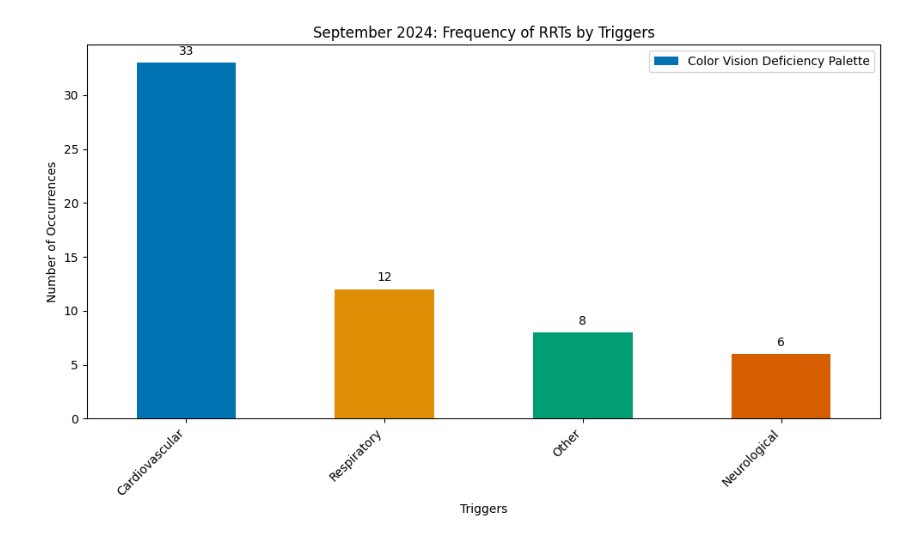
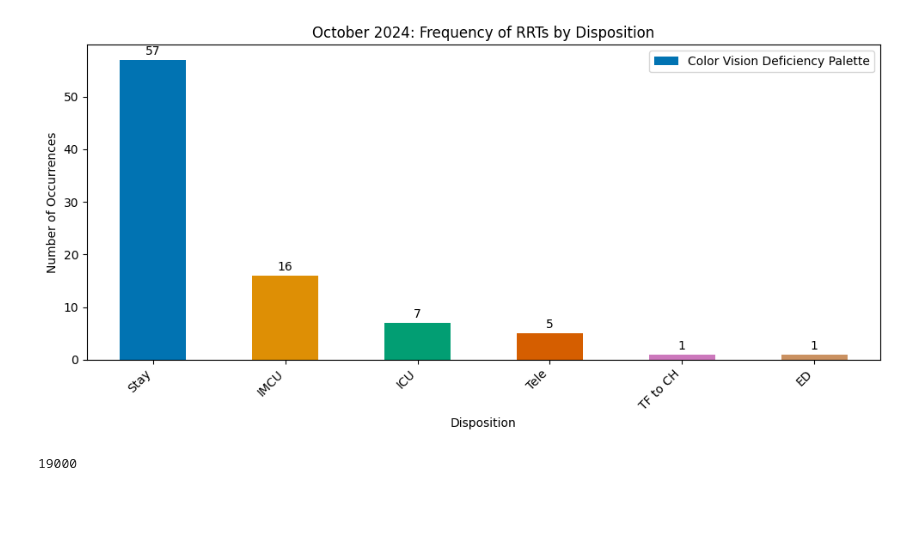
Before and after one commit to keepswimming/Frequencies, a Jupyter notebook: RRT.ipynb, the cells around one changed output. Cells and saved outputs as stored; diff of their text form; code cells hidden in the pictures; blank space fills up the shorter version.

```diff
--- a/RRT.ipynb
+++ b/RRT.ipynb
@@ -24,9 +26,10 @@ creds, _ = default()
 gc = gspread.authorize(creds)
 # %%
 #Open the desired sheet and get all values
-
-#worksheet = gc.open('RRTOnly').get_worksheet(0) #Aug
-worksheet = gc.open('RRTOnly').get_worksheet(1) #Sep
+#worksheet = gc.open('RRTOnly').get_worksheet(0) #July
+#worksheet = gc.open('RRTOnly').get_worksheet(1) #Aug
+#worksheet = gc.open('RRTOnly').get_worksheet(2) #Sep
+worksheet = gc.open('RRTOnly').get_worksheet(3) #Oct
 rows = worksheet.get_all_values()
 # %%
 ##Import Python Libraries
@@ -187,7 +204,7 @@ frequency_shift = df_cleaned['Shift'].value_counts()
 #print(frequency_shift)
 
 # Define color for the bar chart
-plt.style.use('seaborn-colorblind')
+plt.style.use('seaborn-v0_8-colorblind')  # Updated style name
 colors = sns.color_palette('colorblind')
 
 # Plot the bar chart
@@ -197,7 +214,7 @@ ax = frequency_shift.plot(kind='bar', color=colors)
 # Set labels and title
 plt.xlabel('Shifts')
 plt.ylabel('Frequency')
-plt.title('September 2024: Frequency of RRTs by Shift')
+plt.title('October 2024: Frequency of RRTs by Shift')
 
 # Rotate x-axis labels if needed
 plt.xticks(rotation=45, ha='right')
@@ -207,7 +224,7 @@ for i, v in enumerate(frequency_shift):
     ax.text(i, v + 0.5, str(v), ha='center', va='bottom')  # Adjust vertical position
 
 # Add a legend
-ax.legend(['Color Vision Deficiency Palette'], loc='upper right')
+ax.legend(['Color Vision Deficiency Palette'], loc='lower right')
 
 # Display the plot
 plt.tight_layout()
@@ -217,33 +507,40 @@ plt.show()
 # %%
-# Frequency of RRT by Triggers in August
+# Frequency of RRT by Disposition
 
-frequency_triggers = df_cleaned[2].value_counts().head(5) # Get top 5 frequencies
+frequency_outcome = df_cleaned[6].value_counts()
 
-plt.style.use('seaborn-colorblind')
+#plt.style.use('seaborn-colorblind')
+#colors = sns.color_palette('colorblind')
+
+# Define color for the bar chart
+plt.style.use('seaborn-v0_8-colorblind')  # Updated style name
 colors = sns.color_palette('colorblind')
 
-
 # Plot the bar chart with adjusted figure size
-plt.figure(figsize=(10, 6))
-ax = frequency_triggers.plot(kind='bar', color=colors)
+plt.figure(figsize=(10, 5))
+ax = frequency_outcome.plot(kind='bar', color=colors)
 
 # Set more descriptive labels and title
-plt.xlabel('Triggers')
+plt.xlabel('Disposition')
 plt.ylabel('Number of Occurrences')
-plt.title('September 2024: Frequency of RRTs by Triggers')
+plt.title('October 2024: Frequency of RRTs by Disposition')
 
 # Add frequency numbers on top of each bar with improved positioning
-for i, v in enumerate(frequency_triggers):
+for i, v in enumerate(frequency_outcome):
     ax.text(i, v + 0.5, str(v), ha='center', va='bottom')
 
-# Rotate x-axis labels if they overlap
+# Rotate x-axis labels if needed
 plt.xticks(rotation=45, ha='right')
 
 # Add a legend
 ax.legend(['Color Vision Deficiency Palette'], loc='upper right')
 
 # Display the plot
 plt.tight_layout()
 plt.show()
+
+# Collect garbage
+gc.collect()
 # %% [output]
-[figure, old version]
+[figure, new version]
+19000
```
Also changed, not shown: parts of 20 cells of this notebook.
